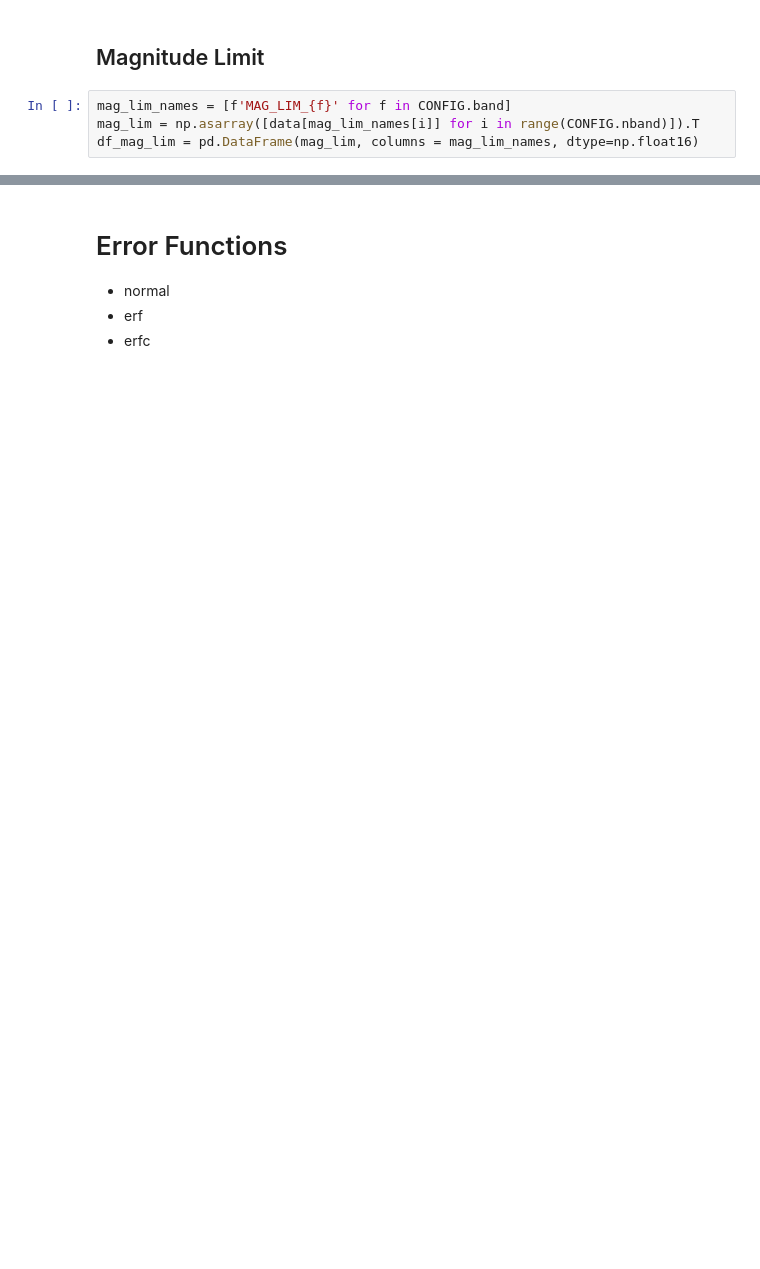
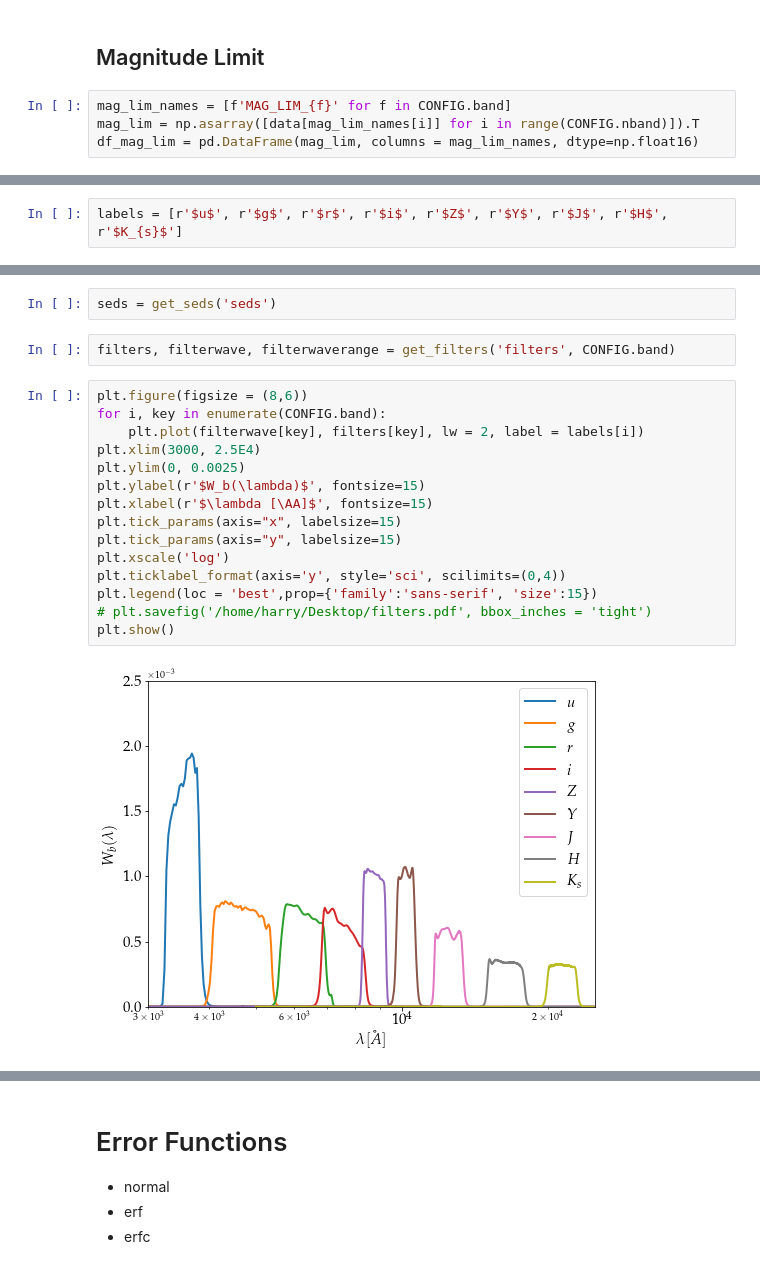
Before and after one commit to Harry45/BHM-nz, a Jupyter notebook: bhm/playground.ipynb, the cells around one changed output, grey strips where cells are left out. Drawn from its saved outputs; the diff is of its cells as text; blank space fills up the shorter version.

```diff
--- a/bhm/playground.ipynb
+++ b/bhm/playground.ipynb
@@ -246,0 +300,2 @@ df_mag_lim.head()
+# %%
+labels = [r'$u$', r'$g$', r'$r$', r'$i$', r'$Z$', r'$Y$', r'$J$', r'$H$', r'$K_{s}$']
@@ -246,0 +391,21 @@ df_mag_lim.head()
+# %%
+seds = get_seds('seds')
+# %%
+filters, filterwave, filterwaverange = get_filters('filters', CONFIG.band)
+# %%
+plt.figure(figsize = (8,6))
+for i, key in enumerate(CONFIG.band):
+    plt.plot(filterwave[key], filters[key], lw = 2, label = labels[i])
+plt.xlim(3000, 2.5E4)
+plt.ylim(0, 0.0025)
+plt.ylabel(r'$W_b(\lambda)$', fontsize=15)
+plt.xlabel(r'$\lambda [\AA]$', fontsize=15)
+plt.tick_params(axis="x", labelsize=15)
+plt.tick_params(axis="y", labelsize=15)
+plt.xscale('log')
+plt.ticklabel_format(axis='y', style='sci', scilimits=(0,4))
+plt.legend(loc = 'best',prop={'family':'sans-serif', 'size':15})
+# plt.savefig('/home/harry/Desktop/filters.pdf', bbox_inches = 'tight')
+plt.show()
+# %% [output]
+[figure, added]
```
Also changed, not shown: parts of 38 cells of this notebook, 19 other files.
